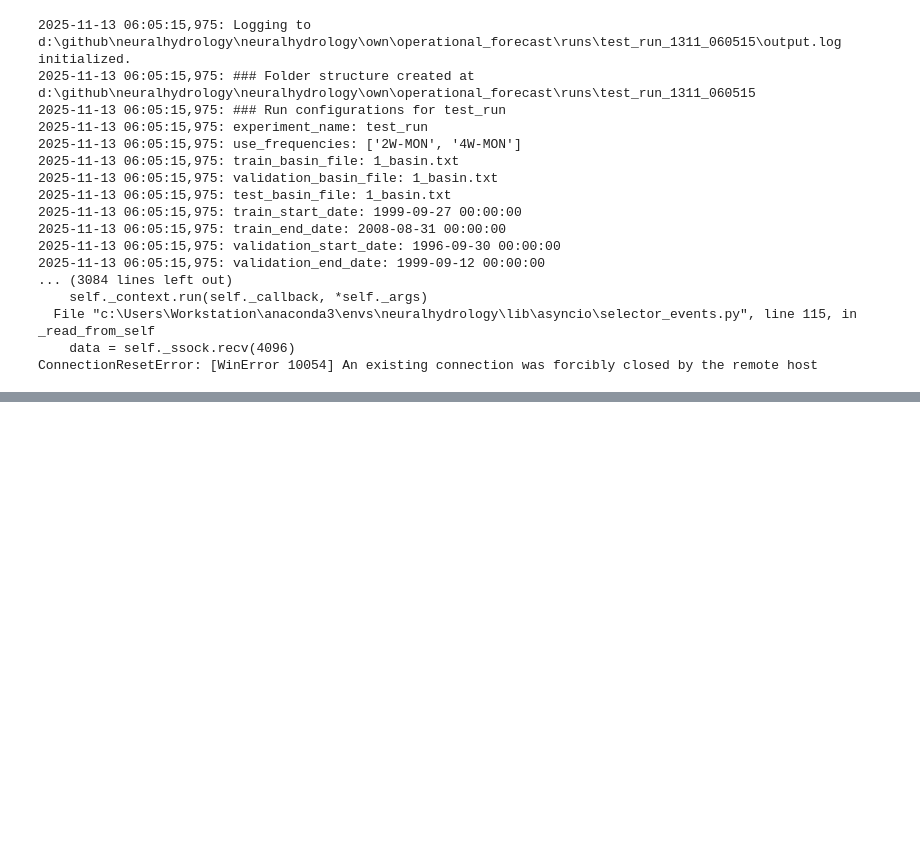
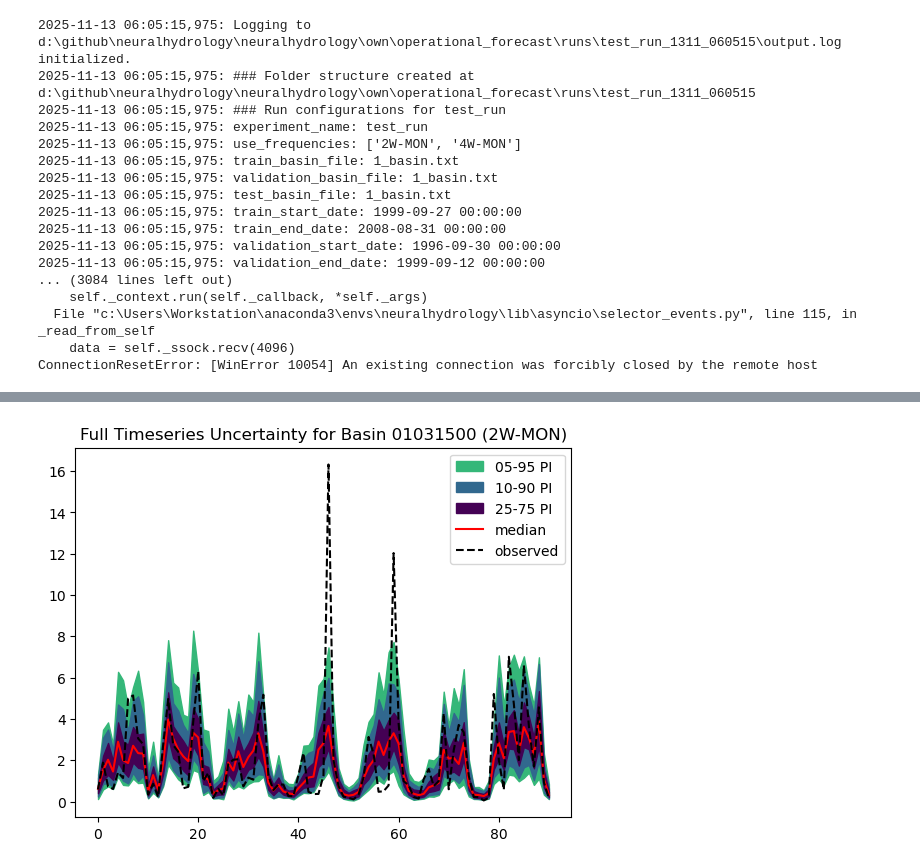
Before and after one commit to huangale88/neuralhydrology, a Jupyter notebook: own/operational_forecast/mtslstm_cmal.ipynb, the cells around one changed output, grey strips where cells are left out. Drawn from its saved outputs; the diff is of its cells as text; code cells hidden in the pictures; blank space fills up the shorter version.

Commit message:
Updated all the evaluation and plotting functions to adapt to the weekly timescale.

```diff
--- a/own/operational_forecast/mtslstm_cmal.ipynb
+++ b/own/operational_forecast/mtslstm_cmal.ipynb
@@ -195,70 +223,71 @@ print(f"Performance after finetuning: {finetune_nse:.3f}")
 # %%
 from neuralhydrology.evaluation.plots import uncertainty_plot, percentile_plot
 
-# --- 2. Setup: Define run directory and load the config ---
-# Make sure 'run_dir' is pointing to your correctly evaluated run folder
 try:
     cfg = Config(run_dir / "config.yml")
-except NameError:
-    raise NameError("The 'run_dir' variable is not defined. Please define it before this cell.")
+except (NameError, FileNotFoundError):
+    raise RuntimeError("The 'run_dir' variable is not defined or 'config.yml' is missing.")
 
-# --- 3. Configuration ---
+# --- 3. Configuration (WITH FIX) ---
 basin_id = '01031500'       # The basin ID you are analyzing
-freq = '1h'                 # Choose the frequency to plot: '1h' or '1D'
-target_variable = cfg.target_variables[0] # Dynamically get target from config
+freq = '2W-MON'               # Choose the frequency to plot
 
-# Define the variable names we need to extract
+# --- THIS IS THE CORRECTED LOGIC ---
+try:
+    # Get the base frequency (e.g., '2W-MON' -> '2W')
+    base_freq = freq.split('-')[0]
+
+    # Find the target variable that contains the base frequency
+    target_variable = [v for v in cfg.target_variables if base_freq in v][0]
+except IndexError:
+    raise ValueError(f"Could not find a target variable for frequency '{freq}' in your config's target_variables list.")
+# --- END OF CORRECTION ---
+
+# Define the variable names to extract from the results xarray
 obs_var_name = f"{target_variable}_obs"
-
-# The UncertaintyTester saves samples under the '_sim' key.
 samples_var_name = f"{target_variable}_sim"
 
+print(f"Generating uncertainty plots for basin {basin_id} at {freq} frequency...")
+print(f"Found matching target variable: {target_variable}")
 
-print(f"Generating uncertainty plot for basin {basin_id} at {freq} frequency...")
-
-# --- 4. Data Extraction and Reshaping ---
+# --- 4. Data Extraction and Reshaping (Same as before) ---
 try:
     xr_data = results[basin_id][freq]['xr']
 
-    # Check if the crucial samples variable exists
     if samples_var_name not in xr_data:
-        # Update the error message to reflect the new variable name
         raise KeyError(f"The samples variable '{samples_var_name}' was not found!")
 
-    # Extract data as NumPy arrays
-    obs_data_xr = xr_data[obs_var_name].values
-    samples_data_xr = xr_data[samples_var_name].values
+    obs_data_np = xr_data[obs_var_name].values
+    samples_data_np = xr_data[samples_var_name].values
 
-    # Reshape the data to the format expected by the plotting functions
-    # The functions need (timesteps, features, samples)
+    # Reshape observations: Add a 'feature' dimension
+    if obs_data_np.ndim == 1:
+        y_obs_reshaped = np.expand_dims(obs_data_np, axis=1)
+    else:
+        y_obs_reshaped = obs_data_np
 
-    # Reshape observations: flatten date/time_step dimensions and add a 'feature' dimension
-    y_obs_reshaped = obs_data_xr.reshape(-1, obs_data_xr.shape[-1])
-
-    # Reshape samples: flatten date/time_step dimensions
-    num_samples = samples_data_xr.shape[-1]
-    y_samples_reshaped = samples_data_xr.reshape(-1, samples_data_xr.shape[-2], num_samples)
+    # Reshape samples: Add a 'feature' dimension
+    if samples_data_np.ndim == 2:
+        y_samples_reshaped = np.expand_dims(samples_data_np, axis=1)
+    else:
+        y_samples_reshaped = samples_data_np
 
 except KeyError as e:
     print(f"CRITICAL ERROR: {e}")
     print("\nSomething went wrong during data extraction.")
     print(f"Available variables in the results file are: {list(xr_data.keys())}")
-    raise # Stop execution
+    raise
 
-# --- 5. Call the Official Plotting Function ---
+# --- 5. Call the Official Plotting Functions (Same as before) ---
+#print("\nUsing 'uncertainty_plot' (reliability + hydrograph zoom-in)...")
+#fig, axes = uncertainty_plot(y=y_obs_reshaped,
+#                           y_hat=y_samples_reshaped,
+#                           title=f"Uncertainty for Basin {basin_id} ({freq})")
+#plt.show()
 
-# OPTION A: Use uncertainty_plot (plots reliability + a 400-step hydrograph zoom-in)
-print("Using 'uncertainty_plot' (reliability + hydrograph zoom-in)...")
-fig, ax = uncertainty_plot(y=y_obs_reshaped,
-                           y_hat=y_samples_reshaped,
-                           title=f"Uncertainty for Basin {basin_id} ({freq})")
-plt.show()
-
-
-# OPTION B: Use percentile_plot (plots the full hydrograph with uncertainty bands)
-# This is a great alternative if you want to see the whole time series.
 print("\nUsing 'percentile_plot' (full hydrograph)...")
 fig2, ax2 = percentile_plot(y=y_obs_reshaped,
                             y_hat=y_samples_reshaped,
                             title=f"Full Timeseries Uncertainty for Basin {basin_id} ({freq})")
 plt.show()
+# %% [output]
@@ -265,3 +298,4 @@ plt.show()
+[figure, added]
 # %%
 # Make sure 'run_dir' is pointing to your correctly evaluated run folder
 try:
```
Also changed, not shown: parts of 9 cells of this notebook, 3 other files.
